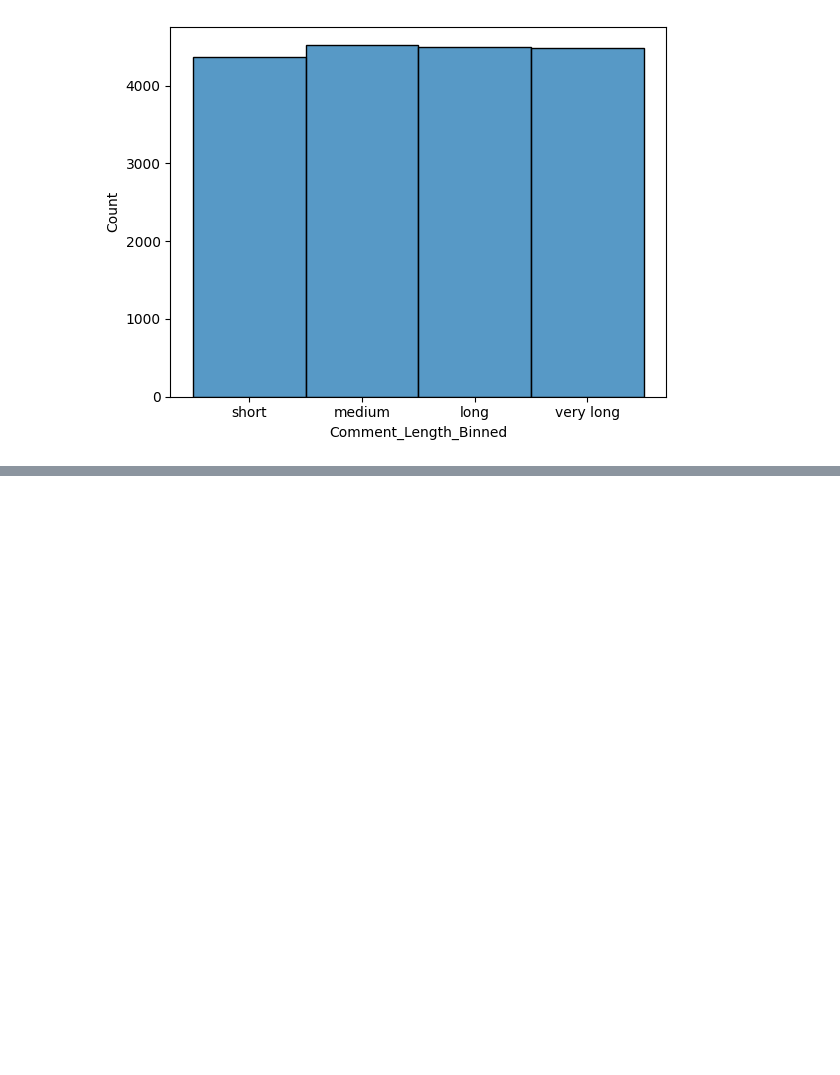
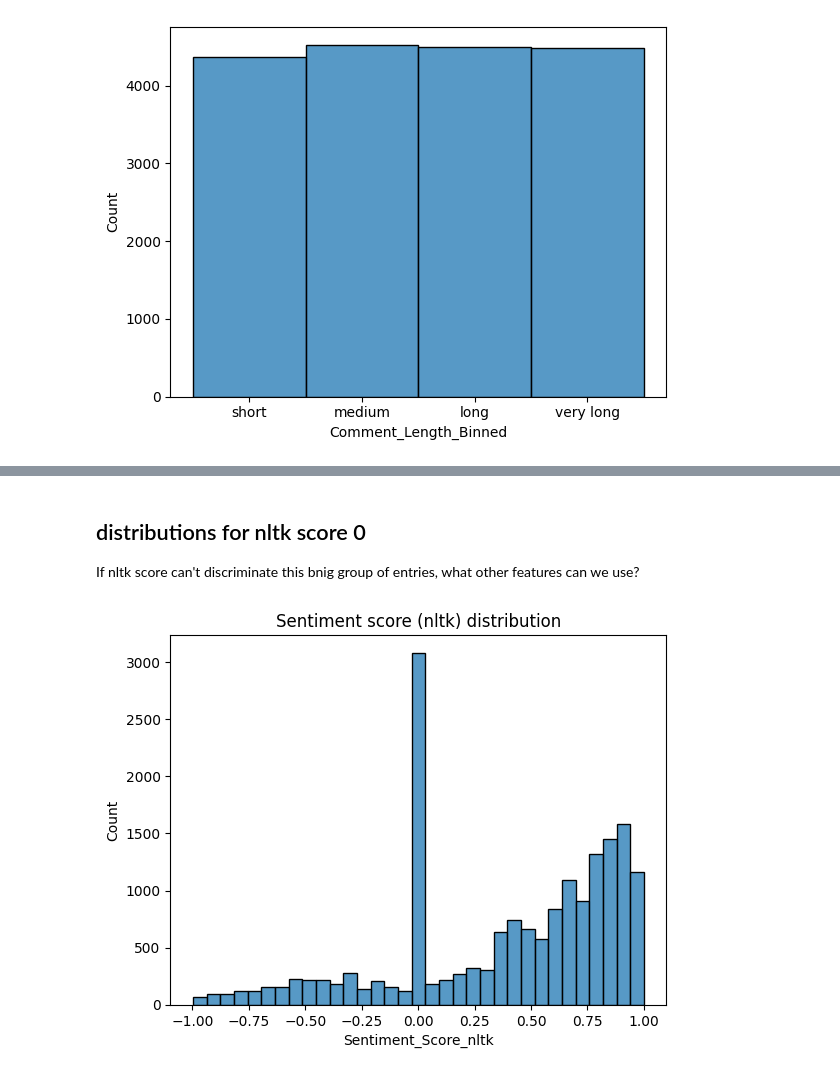
Before and after one commit to sirkoliliana/YouTubeCommentsClassification, a Jupyter notebook: data_exploring.ipynb, the cells around one changed output, grey strips where cells are left out. Saved outputs shown, nothing was run; the diff lists cells and outputs as text; code cells hidden in the pictures; blank space fills up the shorter version.

```diff
--- a/data_exploring.ipynb
+++ b/data_exploring.ipynb
@@ -110,0 +132,9 @@ sns.histplot(df[df["Starts_with_i"] == True]['Sentiment'])
+# %% [markdown]
+## distributions for nltk score 0
+If nltk score can't discriminate this bnig group of entries, what other features can we use?
+# %%
+sentiments = sns.histplot(df['Sentiment_Score_nltk'])
+sentiments.set_title("Sentiment score (nltk) distribution")
+plt.show()
+# %% [output]
+[figure, added]
```
Also changed, not shown: parts of 15 cells of this notebook, 1 other file.
